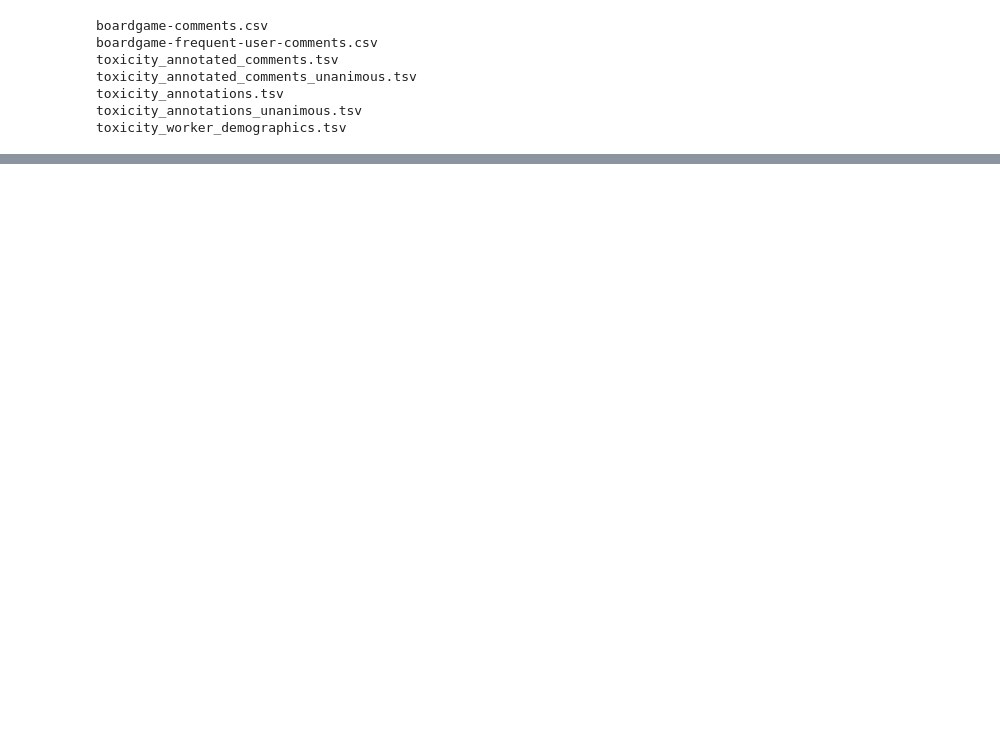
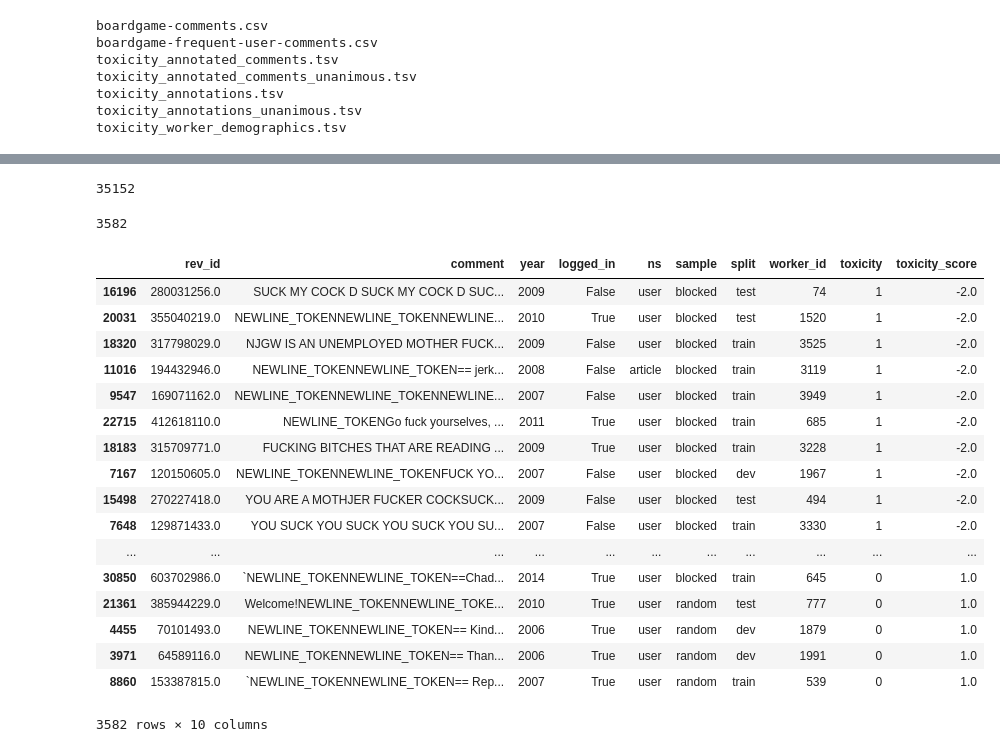
Before and after one commit to ifahim/nlp, a Jupyter notebook: ToxicExplorer.ipynb, the cells around one changed output, grey strips where cells are left out. Cells and saved outputs as stored; diff of their text form; code cells hidden in the pictures; blank space fills up the shorter version.

```diff
--- a/ToxicExplorer.ipynb
+++ b/ToxicExplorer.ipynb
@@ -54,0 +32,2 @@ df
+# %%
+scores = pd.read_csv('data/toxicity_annotations_unanimous.tsv',  sep='\t')
@@ -54,0 +42,35 @@ df
+# %%
+joined = df.merge(scores, on='rev_id', how='inner')
+# %%
+len(joined)
+# %% [output]
+35152
+# %%
+scored = joined.drop_duplicates(subset='rev_id')
+# %%
+len(scored)
+# %% [output]
+3582
+# %%
+pd.set_option('display.width', 200)
+# %%
+scored.sort_values(by=['toxicity_score'])
+# %% [output]
+|  | rev_id | comment | year | logged_in | ns | sample | split | worker_id | toxicity | toxicity_score |
+| 16196 | 280031256.0 | SUCK MY COCK D SUCK MY COCK D SUC... | 2009 | False | user | blocked | test | 74 | 1 | -2.0 |
+| 20031 | 355040219.0 | NEWLINE_TOKENNEWLINE_TOKENNEWLINE... | 2010 | True | user | blocked | test | 1520 | 1 | -2.0 |
+| 18320 | 317798029.0 | NJGW IS AN UNEMPLOYED MOTHER FUCK... | 2009 | False | user | blocked | train | 3525 | 1 | -2.0 |
+| 11016 | 194432946.0 | NEWLINE_TOKENNEWLINE_TOKEN== jerk... | 2008 | False | article | blocked | train | 3119 | 1 | -2.0 |
+| 9547 | 169071162.0 | NEWLINE_TOKENNEWLINE_TOKENNEWLINE... | 2007 | False | user | blocked | train | 3949 | 1 | -2.0 |
+| 22715 | 412618110.0 | NEWLINE_TOKENGo fuck yourselves, ... | 2011 | True | user | blocked | train | 685 | 1 | -2.0 |
+| 18183 | 315709771.0 | FUCKING BITCHES THAT ARE READING ... | 2009 | True | user | blocked | train | 3228 | 1 | -2.0 |
+| 7167 | 120150605.0 | NEWLINE_TOKENNEWLINE_TOKENFUCK YO... | 2007 | False | user | blocked | dev | 1967 | 1 | -2.0 |
+| 15498 | 270227418.0 | YOU ARE A MOTHJER FUCKER COCKSUCK... | 2009 | False | user | blocked | test | 494 | 1 | -2.0 |
+| 7648 | 129871433.0 | YOU SUCK YOU SUCK YOU SUCK YOU SU... | 2007 | False | user | blocked | train | 3330 | 1 | -2.0 |
+| ... | ... | ... | ... | ... | ... | ... | ... | ... | ... | ... |
+| 30850 | 603702986.0 | `NEWLINE_TOKENNEWLINE_TOKEN==Chad... | 2014 | True | user | blocked | train | 645 | 0 | 1.0 |
+| 21361 | 385944229.0 | Welcome!NEWLINE_TOKENNEWLINE_TOKE... | 2010 | True | user | random | test | 777 | 0 | 1.0 |
+| 4455 | 70101493.0 | NEWLINE_TOKENNEWLINE_TOKEN== Kind... | 2006 | True | user | random | dev | 1879 | 0 | 1.0 |
+| 3971 | 64589116.0 | NEWLINE_TOKENNEWLINE_TOKEN== Than... | 2006 | True | user | random | dev | 1991 | 0 | 1.0 |
+| 8860 | 153387815.0 | `NEWLINE_TOKENNEWLINE_TOKEN== Rep... | 2007 | True | user | random | train | 539 | 0 | 1.0 |
+3582 rows × 10 columns
```
Also changed, not shown: parts of 30 cells of this notebook, 10 other files.
